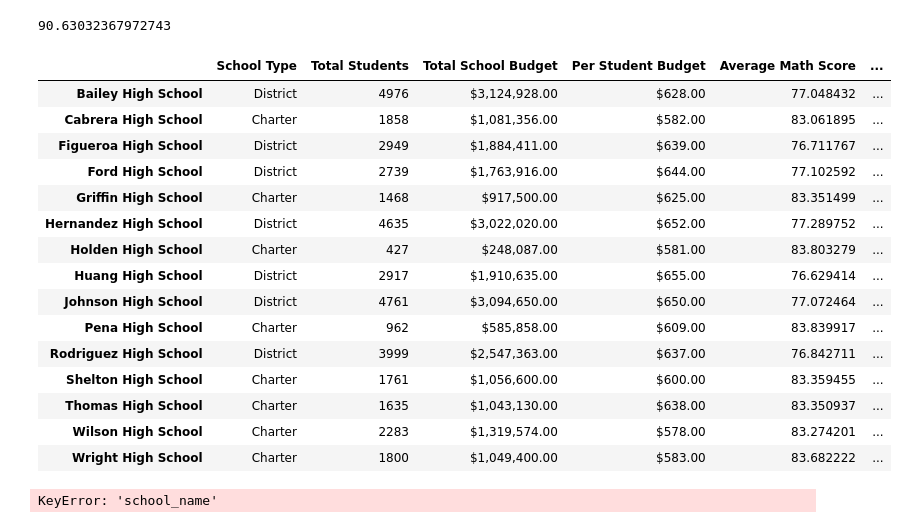
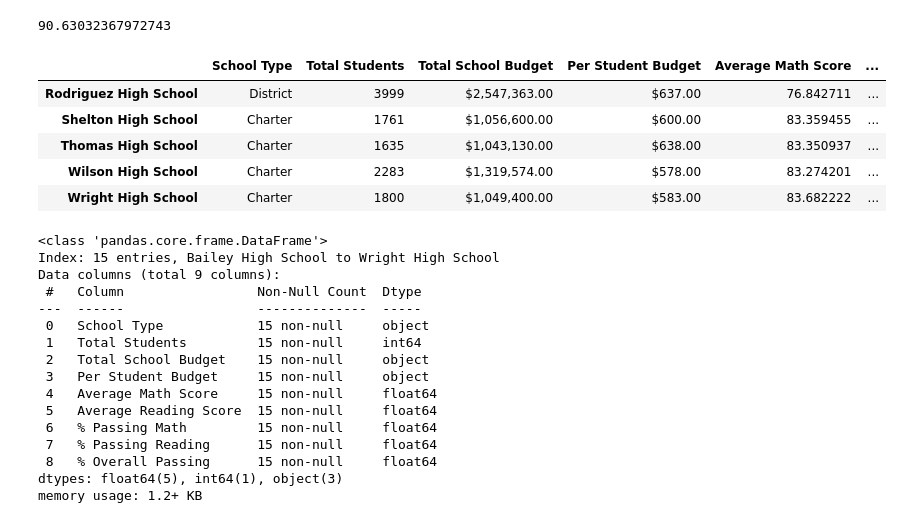
Before and after one commit to spicyyramen/School_District_Analysis, a Jupyter notebook: PyCitySchools_Challenge_testing-Copy1.ipynb, the cells around one changed output. Saved outputs shown, nothing was run; the diff lists cells and outputs as text; code cells hidden in the pictures.

```diff
--- a/PyCitySchools_Challenge_testing-Copy1.ipynb
+++ b/PyCitySchools_Challenge_testing-Copy1.ipynb
@@ -399,29 +399,30 @@ THS_overall_pass_percent
 # %% [output]
 90.63032367972743
 # %%
-per_school_summary_df
+per_school_summary_df.tail()
 # %% [output]
 |  | School Type | Total Students | Total School Budget | Per Student Budget | Average Math Score | ... |
-| Bailey High School | District | 4976 | $3,124,928.00 | $628.00 | 77.048432 | ... |
-| Cabrera High School | Charter | 1858 | $1,081,356.00 | $582.00 | 83.061895 | ... |
-| Figueroa High School | District | 2949 | $1,884,411.00 | $639.00 | 76.711767 | ... |
-| Ford High School | District | 2739 | $1,763,916.00 | $644.00 | 77.102592 | ... |
-| Griffin High School | Charter | 1468 | $917,500.00 | $625.00 | 83.351499 | ... |
-| Hernandez High School | District | 4635 | $3,022,020.00 | $652.00 | 77.289752 | ... |
-| Holden High School | Charter | 427 | $248,087.00 | $581.00 | 83.803279 | ... |
-| Huang High School | District | 2917 | $1,910,635.00 | $655.00 | 76.629414 | ... |
-| Johnson High School | District | 4761 | $3,094,650.00 | $650.00 | 77.072464 | ... |
-| Pena High School | Charter | 962 | $585,858.00 | $609.00 | 83.839917 | ... |
 | Rodriguez High School | District | 3999 | $2,547,363.00 | $637.00 | 76.842711 | ... |
 | Shelton High School | Charter | 1761 | $1,056,600.00 | $600.00 | 83.359455 | ... |
 | Thomas High School | Charter | 1635 | $1,043,130.00 | $638.00 | 83.350937 | ... |
 | Wilson High School | Charter | 2283 | $1,319,574.00 | $578.00 | 83.274201 | ... |
 | Wright High School | Charter | 1800 | $1,049,400.00 | $583.00 | 83.682222 | ... |
-# %%
-# Step 12. Replace the passing math percent for Thomas High School in the per_school_summary_df.
-
-per_school_summary_df.loc[(per_school_summary_df["school_name"] == "Thomas High School"), (per_school_summary_df["% Passing Math"])] = THS_mathpass_percent
-
-per_school_summary_df
-# %% [output]
-KeyError: 'school_name'
+# %%
+per_school_summary_df.info()
+# %% [output]
+<class 'pandas.core.frame.DataFrame'>
+Index: 15 entries, Bailey High School to Wright High School
+Data columns (total 9 columns):
+ #   Column                 Non-Null Count  Dtype
+---  ------                 --------------  -----
+ 0   School Type            15 non-null     object
+ 1   Total Students         15 non-null     int64
+ 2   Total School Budget    15 non-null     object
+ 3   Per Student Budget     15 non-null     object
+ 4   Average Math Score     15 non-null     float64
+ 5   Average Reading Score  15 non-null     float64
+ 6   % Passing Math         15 non-null     float64
+ 7   % Passing Reading      15 non-null     float64
+ 8   % Overall Passing      15 non-null     float64
+dtypes: float64(5), int64(1), object(3)
+memory usage: 1.2+ KB
```
Also changed, not shown: parts of 27 cells of this notebook.
